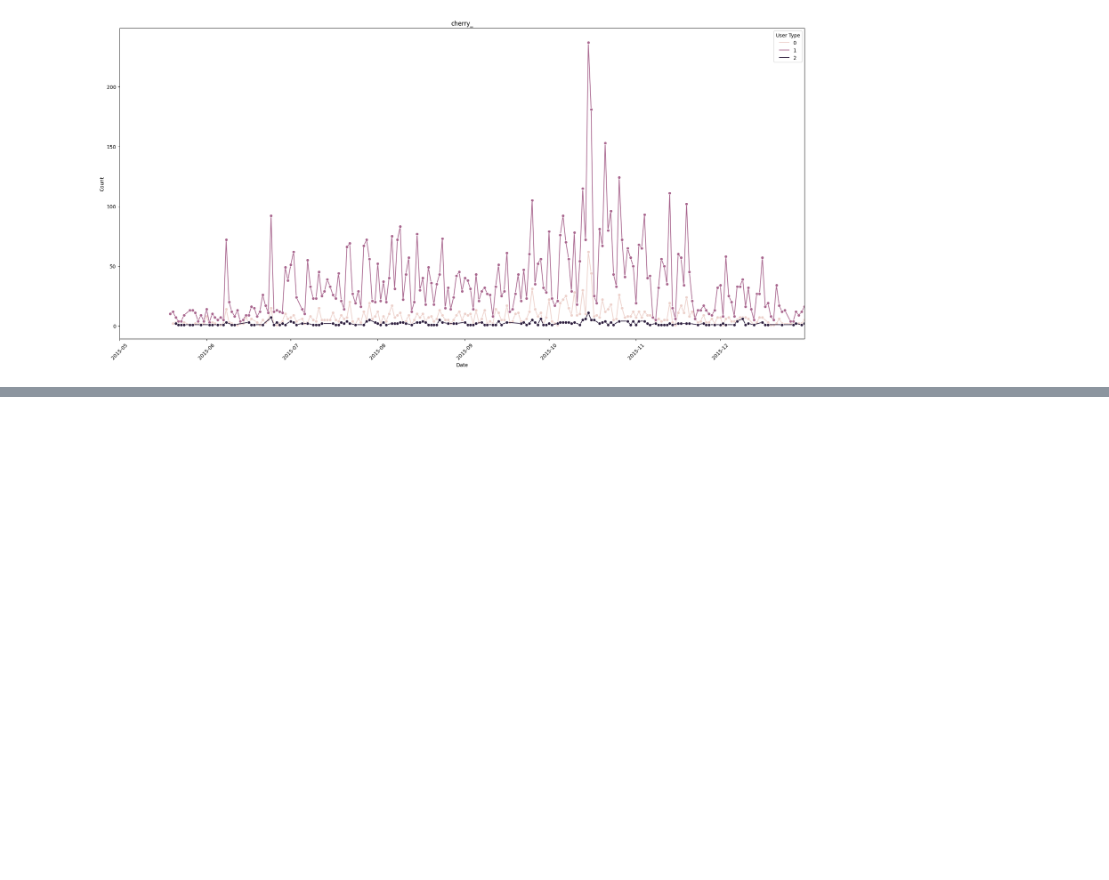
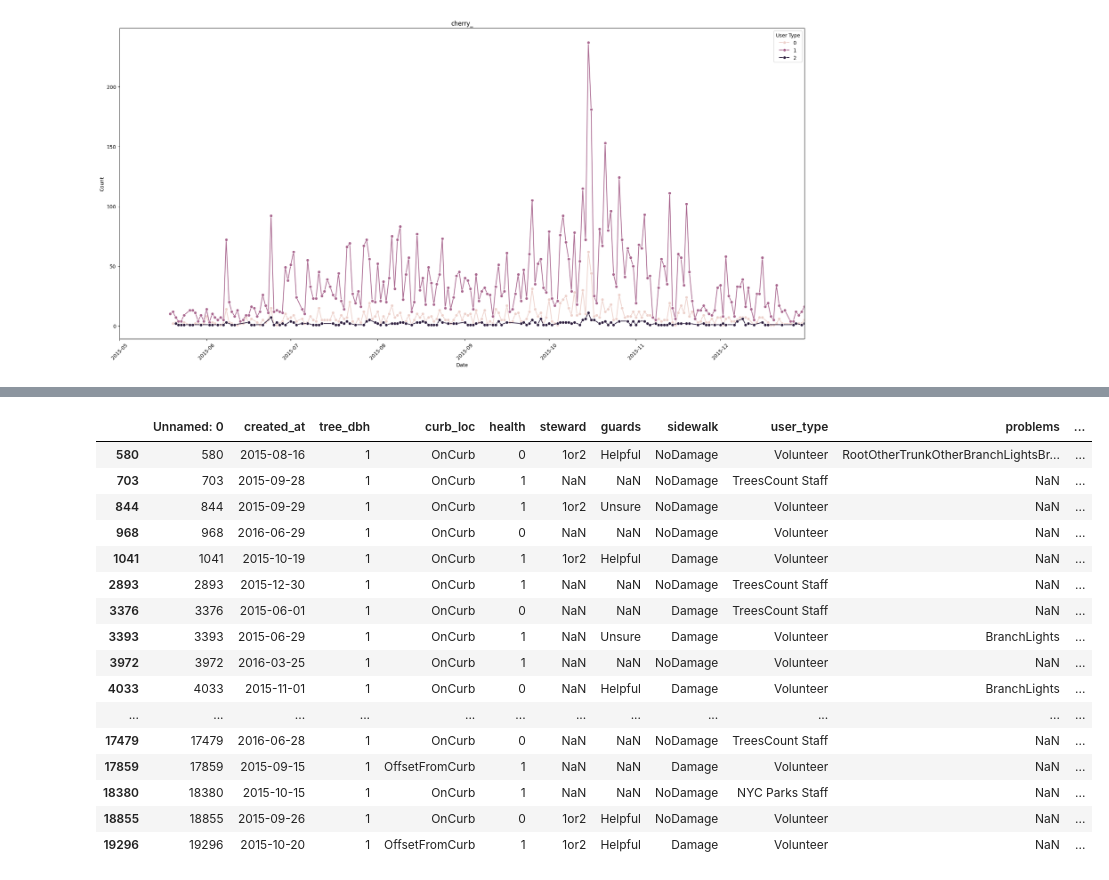
Before and after one commit to Keitovolcom/smbc_comp, a Jupyter notebook: workspace/work12_15/null.ipynb, the cells around one changed output, grey strips where cells are left out. Saved outputs shown, nothing was run; the diff lists cells and outputs as text; code cells hidden in the pictures; blank space fills up the shorter version.

```diff
--- a/workspace/work12_15/null.ipynb
+++ b/workspace/work12_15/null.ipynb
@@ -264,0 +265,20 @@ See the caveats in the documentation: https://pandas.pydata.org/pandas-docs/stab
+# %%
+train_data[train_data['tree_dbh']==1]
+# %% [output]
+|  | Unnamed: 0 | created_at | tree_dbh | curb_loc | health | steward | guards | sidewalk | user_type | problems | ... |
+| 580 | 580 | 2015-08-16 | 1 | OnCurb | 0 | 1or2 | Helpful | NoDamage | Volunteer | RootOtherTrunkOtherBranchLightsBr... | ... |
+| 703 | 703 | 2015-09-28 | 1 | OnCurb | 1 | NaN | NaN | NoDamage | TreesCount Staff | NaN | ... |
+| 844 | 844 | 2015-09-29 | 1 | OnCurb | 1 | 1or2 | Unsure | NoDamage | Volunteer | NaN | ... |
+| 968 | 968 | 2016-06-29 | 1 | OnCurb | 0 | NaN | NaN | NoDamage | Volunteer | NaN | ... |
+| 1041 | 1041 | 2015-10-19 | 1 | OnCurb | 1 | 1or2 | Helpful | Damage | Volunteer | NaN | ... |
+| 2893 | 2893 | 2015-12-30 | 1 | OnCurb | 1 | NaN | NaN | NoDamage | TreesCount Staff | NaN | ... |
+| 3376 | 3376 | 2015-06-01 | 1 | OnCurb | 0 | NaN | NaN | Damage | TreesCount Staff | NaN | ... |
+| 3393 | 3393 | 2015-06-29 | 1 | OnCurb | 1 | NaN | Unsure | Damage | Volunteer | BranchLights | ... |
+| 3972 | 3972 | 2016-03-25 | 1 | OnCurb | 1 | NaN | NaN | NoDamage | Volunteer | NaN | ... |
+| 4033 | 4033 | 2015-11-01 | 1 | OnCurb | 0 | NaN | Helpful | Damage | Volunteer | BranchLights | ... |
+| ... | ... | ... | ... | ... | ... | ... | ... | ... | ... | ... | ... |
+| 17479 | 17479 | 2016-06-28 | 1 | OnCurb | 0 | NaN | NaN | NoDamage | TreesCount Staff | NaN | ... |
+| 17859 | 17859 | 2015-09-15 | 1 | OffsetFromCurb | 1 | NaN | NaN | Damage | Volunteer | NaN | ... |
+| 18380 | 18380 | 2015-10-15 | 1 | OnCurb | 1 | NaN | NaN | NoDamage | NYC Parks Staff | NaN | ... |
+| 18855 | 18855 | 2015-09-26 | 1 | OnCurb | 0 | 1or2 | Helpful | NoDamage | Volunteer | NaN | ... |
+| 19296 | 19296 | 2015-10-20 | 1 | OffsetFromCurb | 1 | 1or2 | Helpful | Damage | Volunteer | NaN | ... |
```
Also changed, not shown: parts of 1 cell of this notebook, 5 other files.
